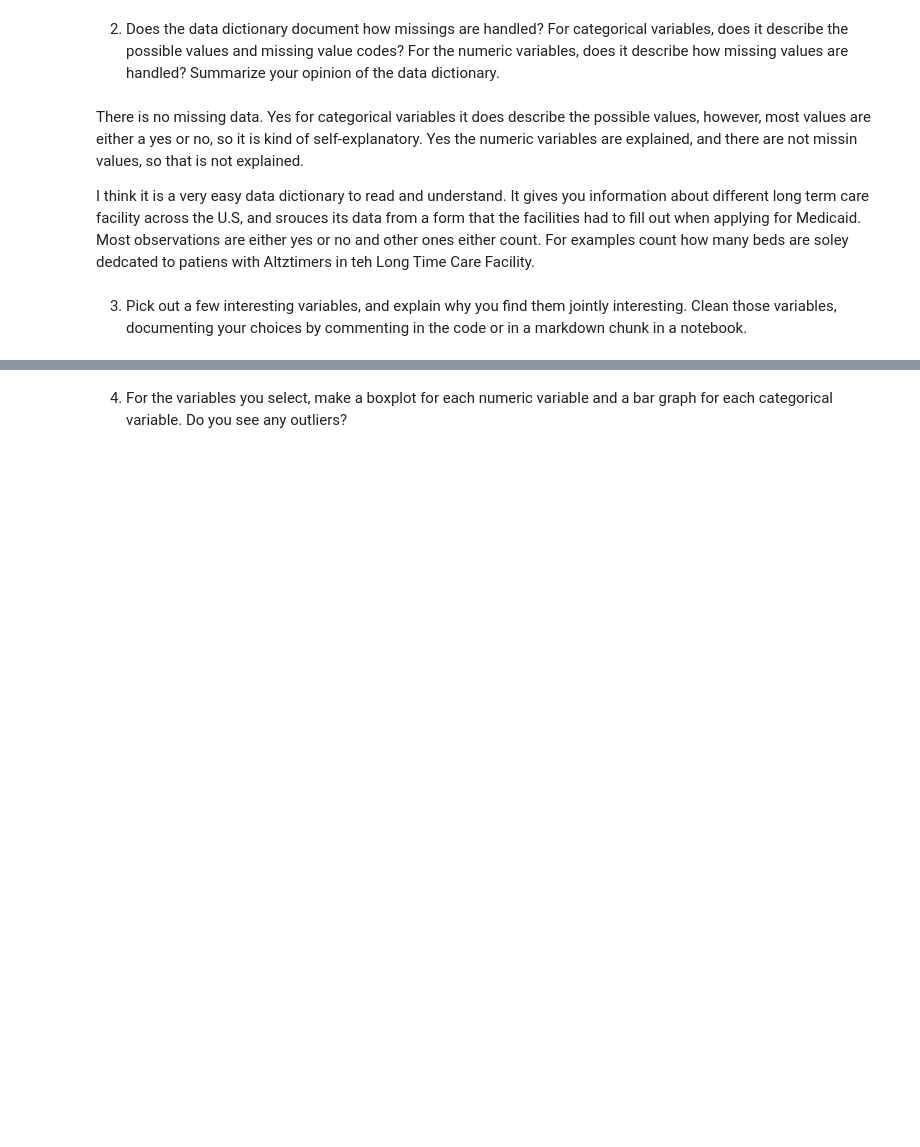
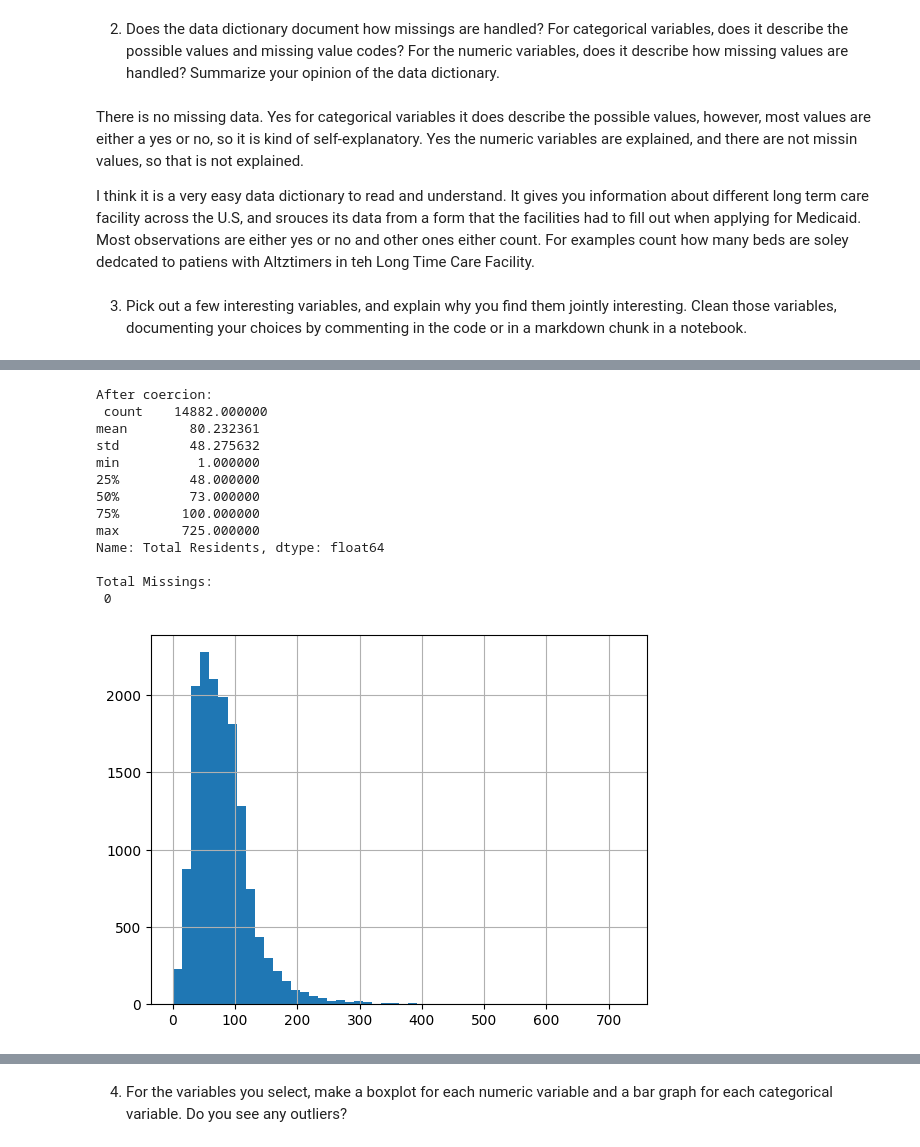
Before and after one commit to pwy7fv/visualization, a Jupyter notebook: assignment/assignment.ipynb, the cells around one changed output, grey strips where cells are left out. Drawn from its saved outputs; the diff is of its cells as text; code cells hidden in the pictures; blank space fills up the shorter version.

```diff
--- a/assignment/assignment.ipynb
+++ b/assignment/assignment.ipynb
@@ -258,0 +384,22 @@ I think it is a very easy data dictionary to read and understand. It gives you i
+# %%
+ds['Total_nan'] = ds['Total Residents'].isnull()
+
+
+print('After coercion: \n', ds['Total Residents'].describe(),'\n')
+ds['Total Residents'].hist(bins = 50)
+print('Total Missings: \n', sum(ds['Total_nan']),'\n')
+# %% [output]
+After coercion:
+ count    14882.000000
+mean        80.232361
+std         48.275632
+min          1.000000
+25%         48.000000
+50%         73.000000
+75%        100.000000
+max        725.000000
+Name: Total Residents, dtype: float64
+
+Total Missings:
+ 0
+[figure, added]
```
Also changed, not shown: parts of 33 cells of this notebook.
